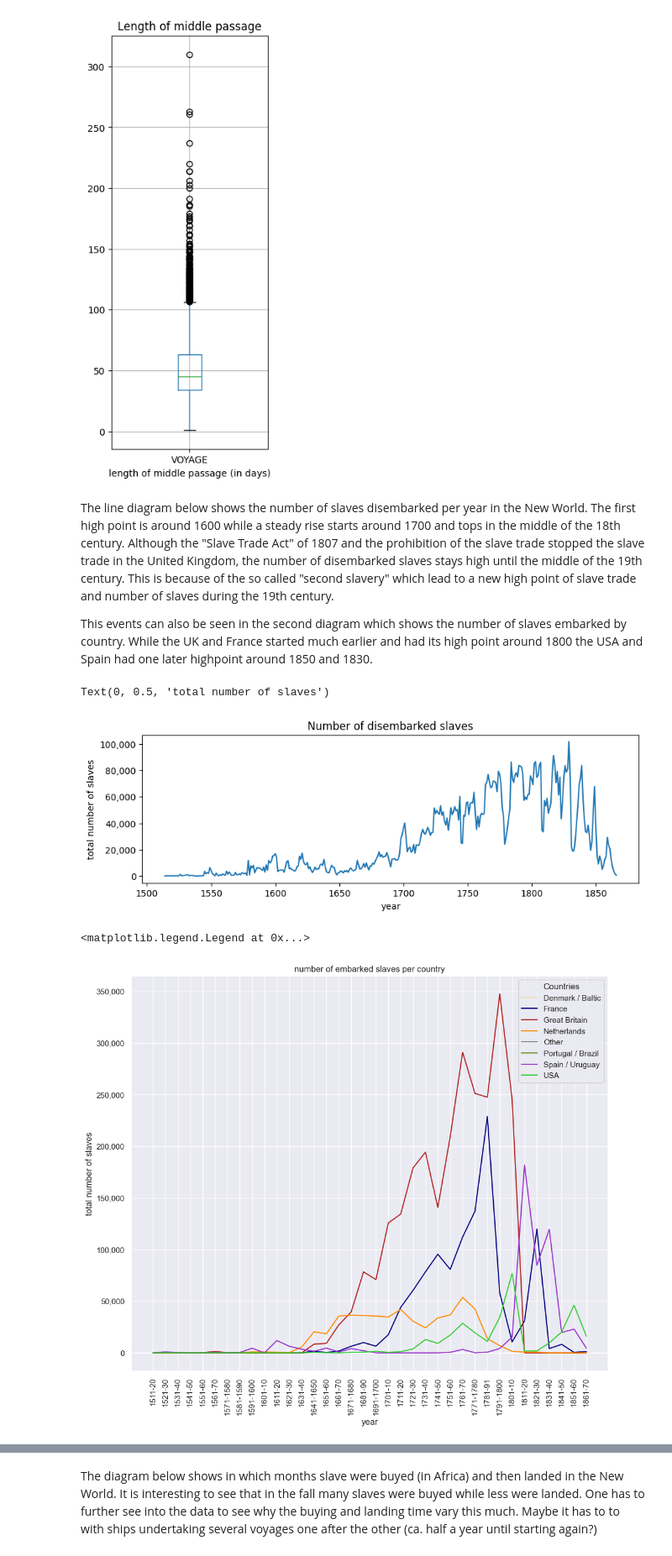
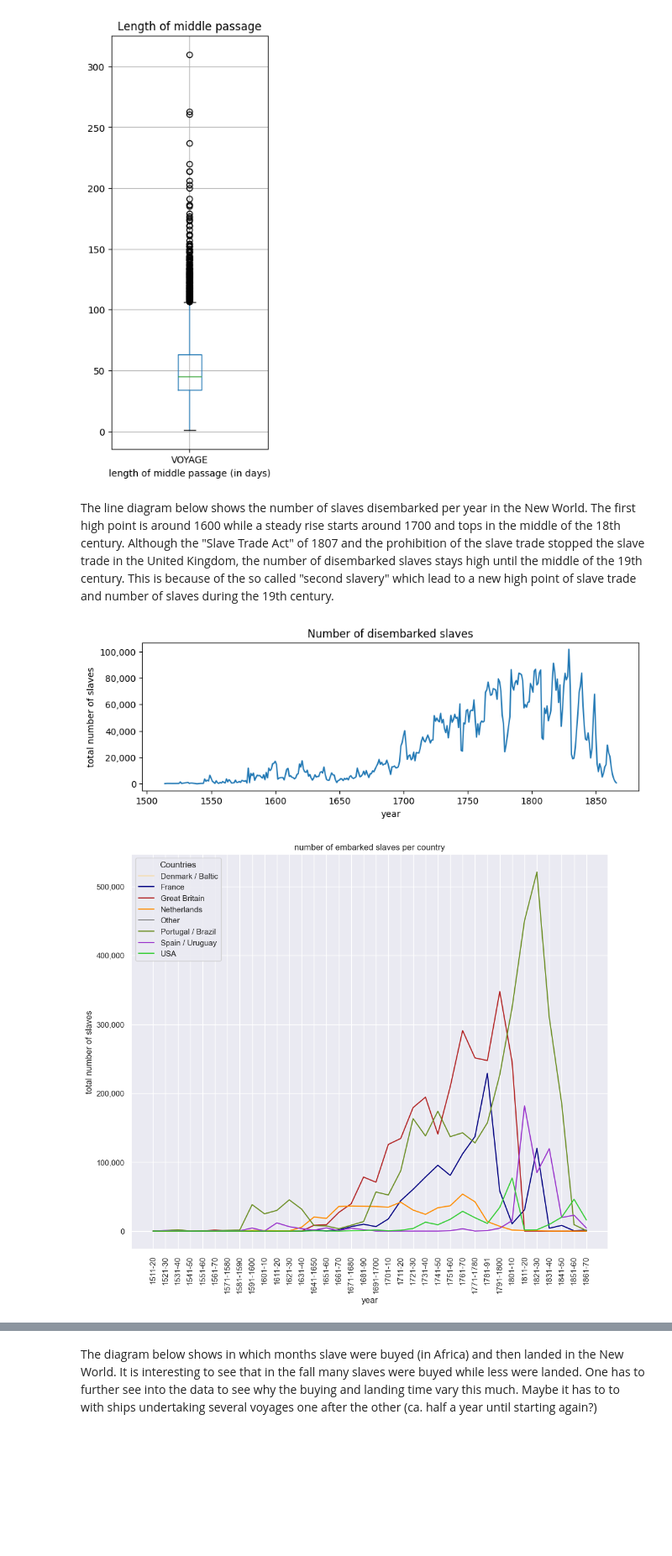
Before and after one commit to andren967/Novak_SlaveVoyages, a Jupyter notebook: Novak_Assignment1_SlaveVoyages.ipynb, the cells around one changed output, grey strips where cells are left out. Shown at 84% size. Saved outputs shown, nothing was run; the diff lists cells and outputs as text; code cells hidden in the pictures; blank space fills up the shorter version.

Commit message:
adding more detailed descriptions
of code and diagrams

```diff
--- a/Novak_Assignment1_SlaveVoyages.ipynb
+++ b/Novak_Assignment1_SlaveVoyages.ipynb
@@ -640,38 +663,48 @@ Text(0.5, 0, 'length of middle passage (in days)')
 [figure]
 # %% [markdown]
 The line diagram below shows the number of slaves disembarked per year in the New World. The first high point is around 1600 while a steady rise starts around 1700 and tops in the middle of the 18th century. Although the "Slave Trade Act" of 1807 and the prohibition of the slave trade stopped the slave trade in the United Kingdom, the number of disembarked slaves stays high until the middle of the 19th century. This is because of the so called "second slavery" which lead to a new high point of slave trade and number of slaves during the 19th century.
-
-This events can also be seen in the second diagram which shows the number of slaves embarked by country. While the UK and France started much earlier and had its high point around 1800 the USA and Spain had one later highpoint around 1850 and 1830.
 # %%
-#Number of disembarked slaves per year
+#line plot, number of disembarked slaves per year
 plt.figure(figsize=(10,3))
+
+#grouping number of imported slaves (sum of SLAMIMP) per year
 slave_voyages.groupby(["YEARAM"],sort=True)["SLAMIMP"].sum().plot(kind="line")
+
+#title and axis labels
 plt.title("Number of disembarked slaves")
 plt.xlabel("year")
+plt.ylabel("total number of slaves")
+
+#delimiter "," for thousand
 plt.subplot().get_yaxis().set_major_formatter(mt.FuncFormatter(lambda x, p: format(int(x), ',')))
-plt.ylabel("total number of slaves")
 # %% [output]
-Text(0, 0.5, 'total number of slaves')
 [figure]
 # %%
-# Plot sum of embarked slaves per country over time (10 year intervall)
+#line plot sum of embarked slaves per country over time (10 year intervall)
+#grouping number of imported slaves (NATINIMP) per 10-years
 sv_grouped = slave_voyages.groupby(['NATINIMP', 'YEAR10'], as_index=False)['SLAMIMP'].sum()
-sv_grouped_filtered = sv_grouped[sv_grouped['NATINIMP'].isin(["Great Britain","France","Netherlands","USA","Spain / Uruguay"])]
 
+#filtering by countries
+sv_grouped_filtered = sv_grouped[sv_grouped['NATINIMP'].isin(["Great Britain","France","Netherlands","USA","Spain / Uruguay", "Portugal / Brazil"])]
+
+#creating lineplot with seaborn
 plt.figure(figsize=(12,10))
 sns.set_theme(style="darkgrid")
 sns.lineplot(
     data=sv_grouped_filtered,
     x='YEAR10',
     y='SLAMIMP',
-    hue='NATINIMP',
+    hue='NATINIMP', #color from countries
     palette=["wheat","navy","firebrick","darkorange","grey","olivedrab","darkorchid","limegreen"],
-    ).tick_params(axis='x', rotation=90)
+    ).tick_params(axis='x', rotation=90) #rotate xlabels
+
+#title and axis-titels
 plt.title("number of embarked slaves per country")
 plt.xlabel("year")
-plt.subplot().get_yaxis().set_major_formatter(mt.FuncFormatter(lambda x, p: format(int(x), ',')))
 plt.ylabel("total number of slaves")
 plt.legend(title='Countries')
+
+#delimiter "," for thousand
+plt.subplot().get_yaxis().set_major_formatter(mt.FuncFormatter(lambda x, p: format(int(x), ',')))
 # %% [output]
-<matplotlib.legend.Legend at 0x...>
-[figure, old version]
+[figure, new version]
```
Also changed, not shown: parts of 18 cells of this notebook.
